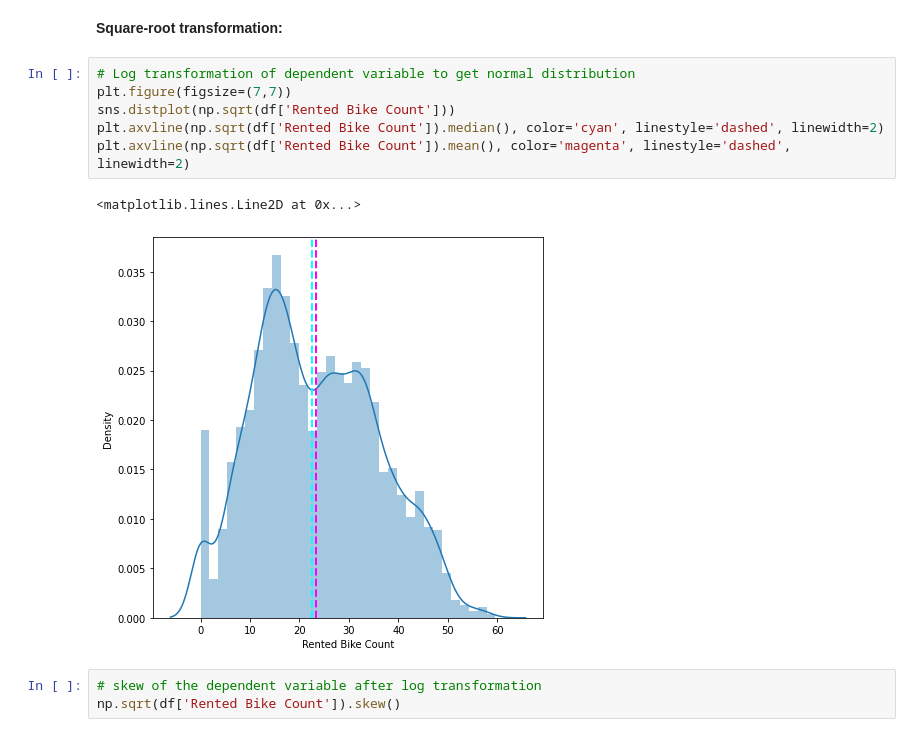
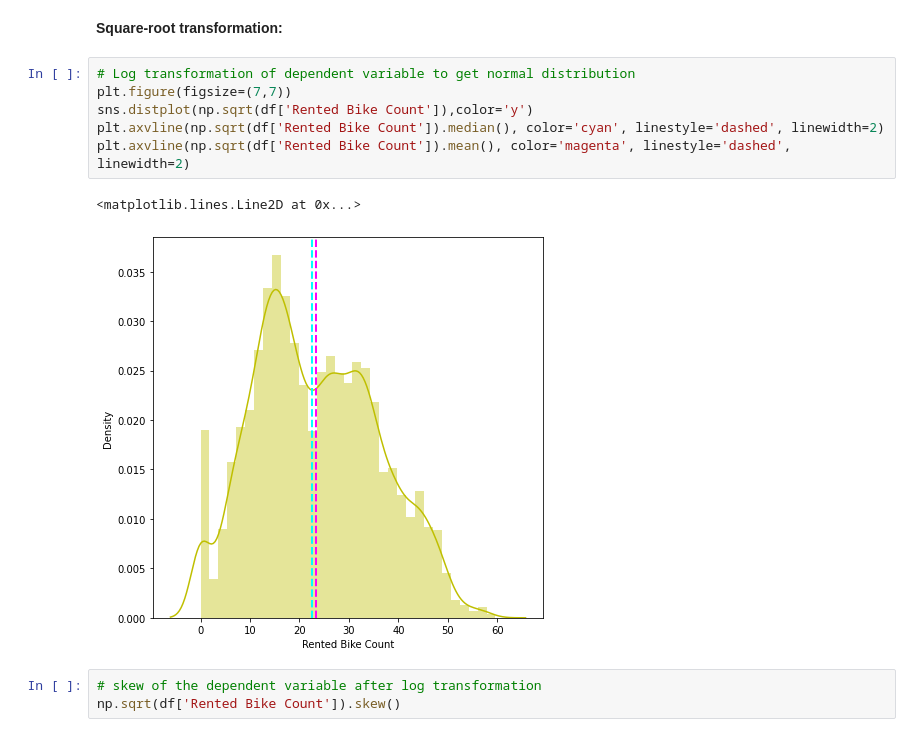
Before and after one commit to disuja7/Bike-sharing-demand-prediction, a Jupyter notebook: Copy_of_Bike_Sharing_Demand_Prediction_Capstone_Project.ipynb, the cells around one changed output. Saved outputs shown, nothing was run; the diff lists cells and outputs as text.

```diff
--- a/Copy_of_Bike_Sharing_Demand_Prediction_Capstone_Project.ipynb
+++ b/Copy_of_Bike_Sharing_Demand_Prediction_Capstone_Project.ipynb
@@ -238,12 +238,12 @@ Log transformation has made it left/ngative skewed with greater magnitude and al
 # %%
 # Log transformation of dependent variable to get normal distribution
 plt.figure(figsize=(7,7))
-sns.distplot(np.sqrt(df['Rented Bike Count']))
+sns.distplot(np.sqrt(df['Rented Bike Count']),color='y')
 plt.axvline(np.sqrt(df['Rented Bike Count']).median(), color='cyan', linestyle='dashed', linewidth=2)
 plt.axvline(np.sqrt(df['Rented Bike Count']).mean(), color='magenta', linestyle='dashed', linewidth=2)
 # %% [output]
 <matplotlib.lines.Line2D at 0x...>
-[figure, old version]
+[figure, new version]
 # %%
 # skew of the dependent variable after log transformation
 np.sqrt(df['Rented Bike Count']).skew()
```
Also changed, not shown: parts of 87 cells of this notebook.
